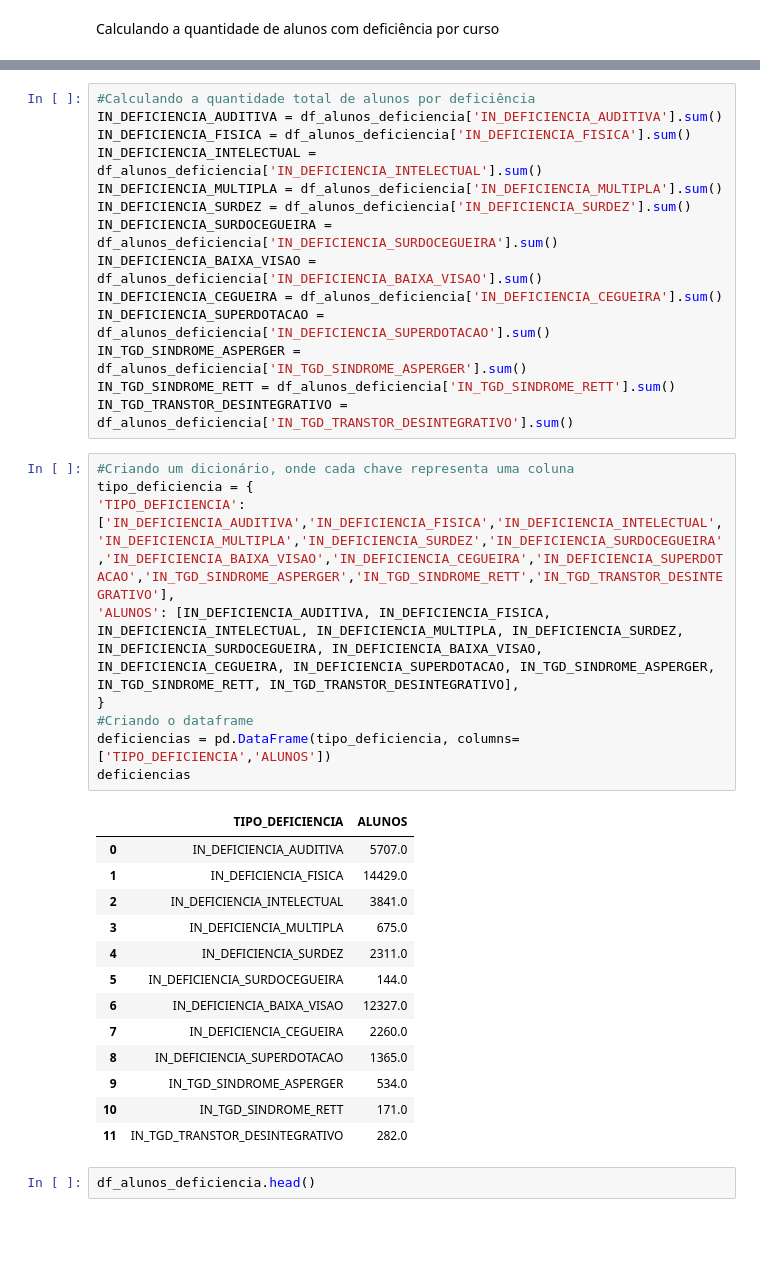
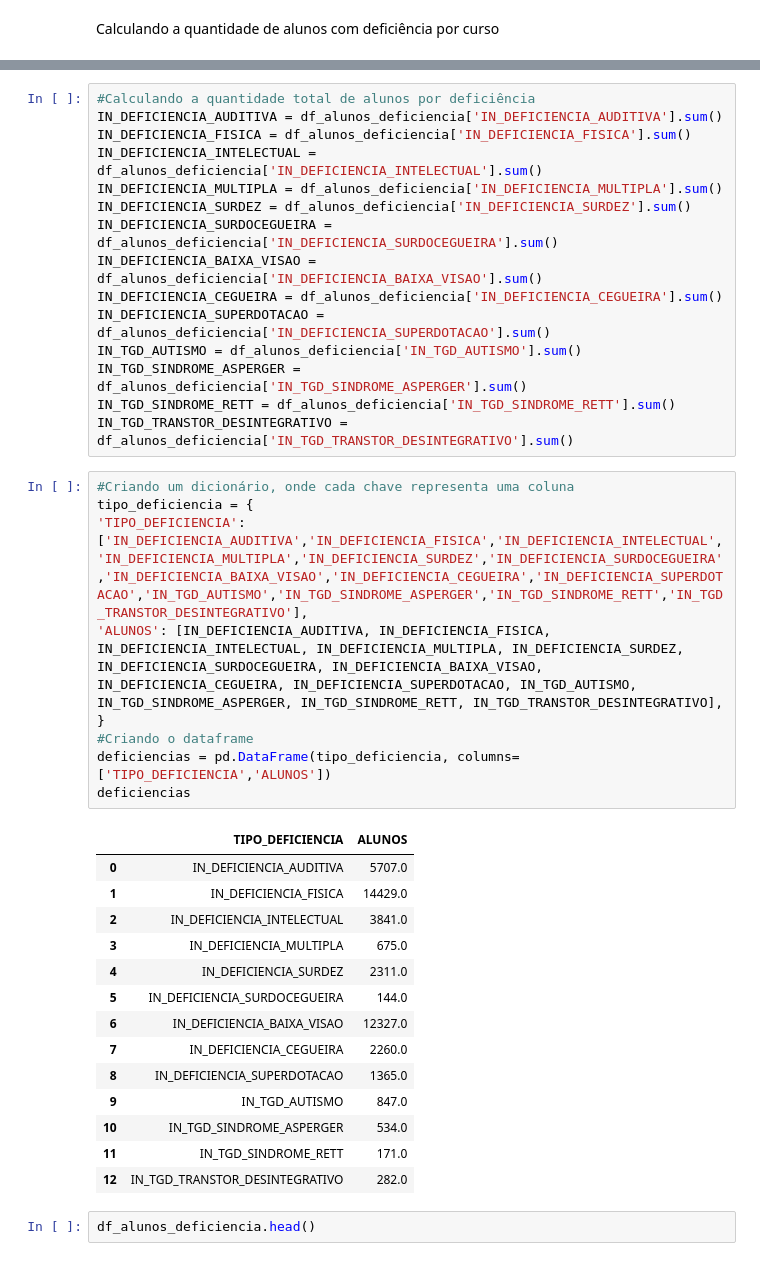
Before and after one commit to roxacarv/edulearn, a Jupyter notebook: Edulearn.ipynb, the cells around one changed output, grey strips where cells are left out. Saved outputs shown, nothing was run; the diff lists cells and outputs as text; blank space fills up the shorter version.

Commit message:
Corrigindo o item 3.5 que faltava contabilizar a deficiencia tgd autismo

```diff
--- a/Edulearn.ipynb
+++ b/Edulearn.ipynb
@@ -893,32 +893,34 @@ IN_DEFICIENCIA_SURDOCEGUEIRA = df_alunos_deficiencia['IN_DEFICIENCIA_SURDOCEGUEI
 IN_DEFICIENCIA_BAIXA_VISAO = df_alunos_deficiencia['IN_DEFICIENCIA_BAIXA_VISAO'].sum()
 IN_DEFICIENCIA_CEGUEIRA = df_alunos_deficiencia['IN_DEFICIENCIA_CEGUEIRA'].sum()
 IN_DEFICIENCIA_SUPERDOTACAO = df_alunos_deficiencia['IN_DEFICIENCIA_SUPERDOTACAO'].sum()
+IN_TGD_AUTISMO = df_alunos_deficiencia['IN_TGD_AUTISMO'].sum()
 IN_TGD_SINDROME_ASPERGER = df_alunos_deficiencia['IN_TGD_SINDROME_ASPERGER'].sum()
 IN_TGD_SINDROME_RETT = df_alunos_deficiencia['IN_TGD_SINDROME_RETT'].sum()
 IN_TGD_TRANSTOR_DESINTEGRATIVO = df_alunos_deficiencia['IN_TGD_TRANSTOR_DESINTEGRATIVO'].sum()
 # %%
 #Criando um dicionário, onde cada chave representa uma coluna
 tipo_deficiencia = {
-'TIPO_DEFICIENCIA': ['IN_DEFICIENCIA_AUDITIVA','IN_DEFICIENCIA_FISICA','IN_DEFICIENCIA_INTELECTUAL','IN_DEFICIENCIA_MULTIPLA','IN_DEFICIENCIA_SURDEZ','IN_DEFICIENCIA_SURDOCEGUEIRA','IN_DEFICIENCIA_BAIXA_VISAO','IN_DEFICIENCIA_CEGUEIRA','IN_DEFICIENCIA_SUPERDOTACAO','IN_TGD_SINDROME_ASPERGER','IN_TGD_SINDROME_RETT','IN_TGD_TRANSTOR_DESINTEGRATIVO'],
-'ALUNOS': [IN_DEFICIENCIA_AUDITIVA, IN_DEFICIENCIA_FISICA, IN_DEFICIENCIA_INTELECTUAL, IN_DEFICIENCIA_MULTIPLA, IN_DEFICIENCIA_SURDEZ, IN_DEFICIENCIA_SURDOCEGUEIRA, IN_DEFICIENCIA_BAIXA_VISAO, IN_DEFICIENCIA_CEGUEIRA, IN_DEFICIENCIA_SUPERDOTACAO, IN_TGD_SINDROME_ASPERGER, IN_TGD_SINDROME_RETT, IN_TGD_TRANSTOR_DESINTEGRATIVO],
+'TIPO_DEFICIENCIA': ['IN_DEFICIENCIA_AUDITIVA','IN_DEFICIENCIA_FISICA','IN_DEFICIENCIA_INTELECTUAL','IN_DEFICIENCIA_MULTIPLA','IN_DEFICIENCIA_SURDEZ','IN_DEFICIENCIA_SURDOCEGUEIRA','IN_DEFICIENCIA_BAIXA_VISAO','IN_DEFICIENCIA_CEGUEIRA','IN_DEFICIENCIA_SUPERDOTACAO','IN_TGD_AUTISMO','IN_TGD_SINDROME_ASPERGER','IN_TGD_SINDROME_RETT','IN_TGD_TRANSTOR_DESINTEGRATIVO'],
+'ALUNOS': [IN_DEFICIENCIA_AUDITIVA, IN_DEFICIENCIA_FISICA, IN_DEFICIENCIA_INTELECTUAL, IN_DEFICIENCIA_MULTIPLA, IN_DEFICIENCIA_SURDEZ, IN_DEFICIENCIA_SURDOCEGUEIRA, IN_DEFICIENCIA_BAIXA_VISAO, IN_DEFICIENCIA_CEGUEIRA, IN_DEFICIENCIA_SUPERDOTACAO, IN_TGD_AUTISMO, IN_TGD_SINDROME_ASPERGER, IN_TGD_SINDROME_RETT, IN_TGD_TRANSTOR_DESINTEGRATIVO],
 }
 #Criando o dataframe
 deficiencias = pd.DataFrame(tipo_deficiencia, columns=['TIPO_DEFICIENCIA','ALUNOS'])
 deficiencias
 # %% [output]
 |  | TIPO_DEFICIENCIA | ALUNOS |
 | 0 | IN_DEFICIENCIA_AUDITIVA | 5707.0 |
 | 1 | IN_DEFICIENCIA_FISICA | 14429.0 |
 | 2 | IN_DEFICIENCIA_INTELECTUAL | 3841.0 |
 | 3 | IN_DEFICIENCIA_MULTIPLA | 675.0 |
 | 4 | IN_DEFICIENCIA_SURDEZ | 2311.0 |
 | 5 | IN_DEFICIENCIA_SURDOCEGUEIRA | 144.0 |
 | 6 | IN_DEFICIENCIA_BAIXA_VISAO | 12327.0 |
 | 7 | IN_DEFICIENCIA_CEGUEIRA | 2260.0 |
 | 8 | IN_DEFICIENCIA_SUPERDOTACAO | 1365.0 |
-| 9 | IN_TGD_SINDROME_ASPERGER | 534.0 |
-| 10 | IN_TGD_SINDROME_RETT | 171.0 |
-| 11 | IN_TGD_TRANSTOR_DESINTEGRATIVO | 282.0 |
+| 9 | IN_TGD_AUTISMO | 847.0 |
+| 10 | IN_TGD_SINDROME_ASPERGER | 534.0 |
+| 11 | IN_TGD_SINDROME_RETT | 171.0 |
+| 12 | IN_TGD_TRANSTOR_DESINTEGRATIVO | 282.0 |
 # %%
 df_alunos_deficiencia.head()
 # %% [output]
```
Also changed, not shown: parts of 1 cell of this notebook.
